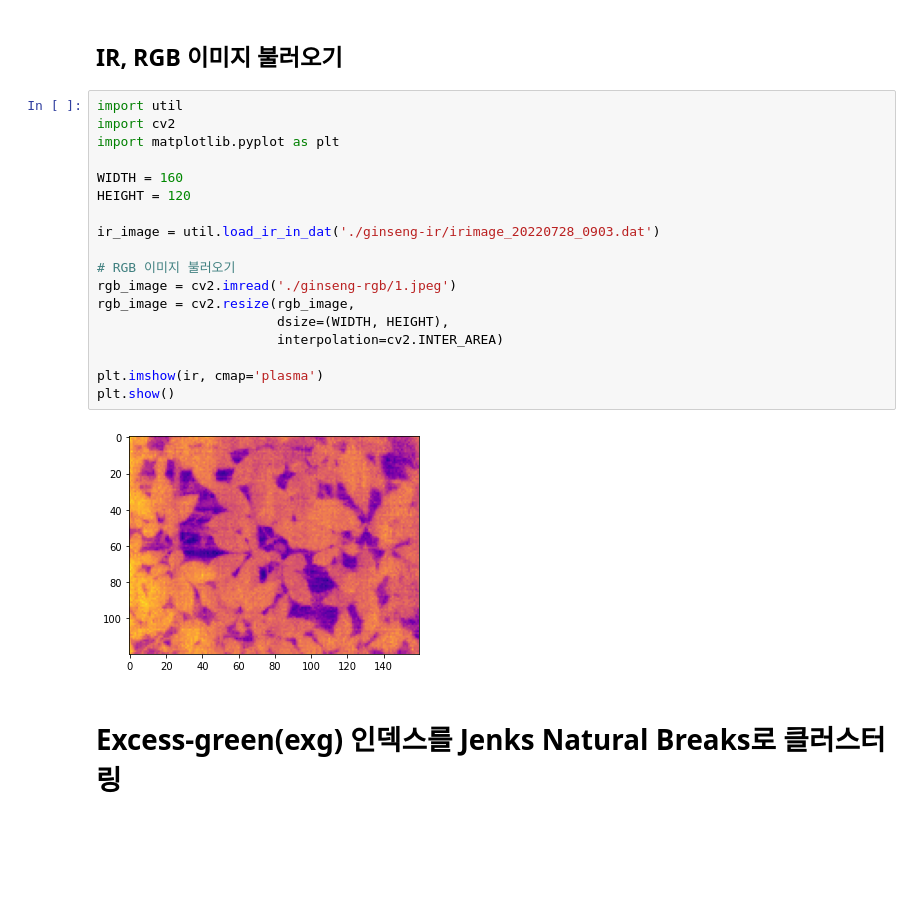
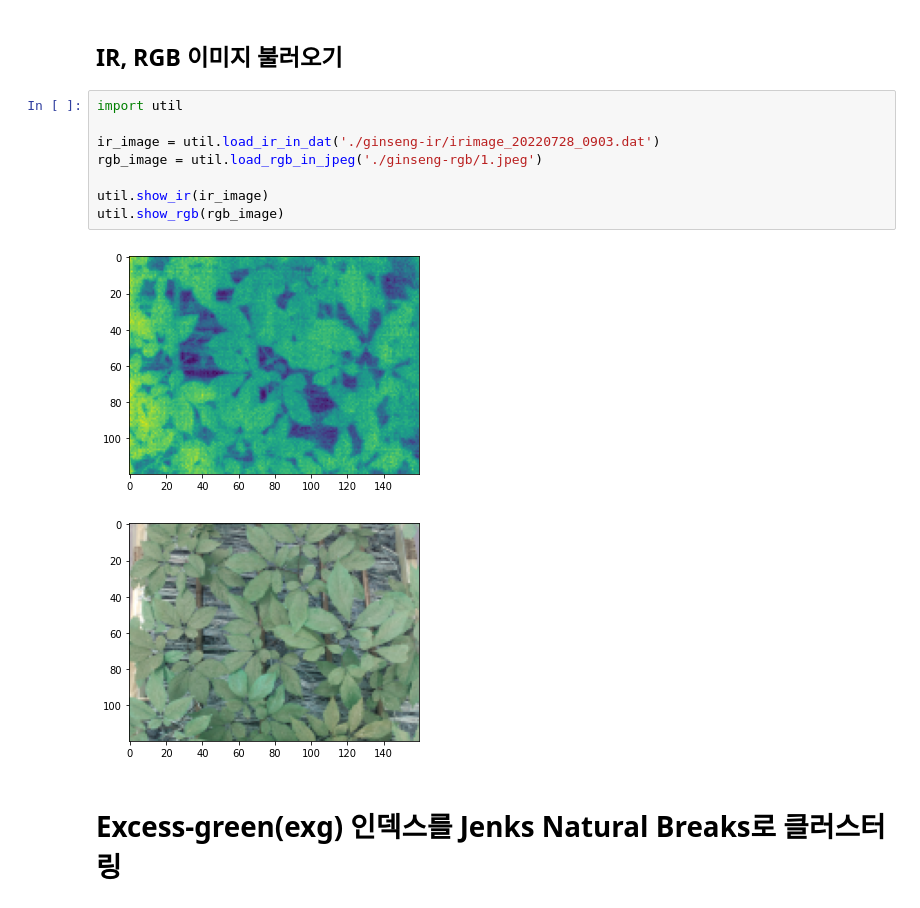
Before and after one commit to plming/infrared-leaf-segmentation, a Jupyter notebook: demo_ginseng.ipynb, the cells around one changed output. Saved outputs shown, nothing was run; the diff lists cells and outputs as text; blank space fills up the shorter version.

Commit message:
refactor demo_ginseng

```diff
--- a/demo_ginseng.ipynb
+++ b/demo_ginseng.ipynb
@@ -11,25 +11,16 @@ import matplotlib.pyplot as plt
 import jenkspy
 # %% [markdown]
 ## IR, RGB 이미지 불러오기
-# %%
-import util
-import cv2
-import matplotlib.pyplot as plt
-
-WIDTH = 160
-HEIGHT = 120
-
-ir_image = util.load_ir_in_dat('./ginseng-ir/irimage_20220728_0903.dat')
-
-# RGB 이미지 불러오기
-rgb_image = cv2.imread('./ginseng-rgb/1.jpeg')
-rgb_image = cv2.resize(rgb_image,
-                       dsize=(WIDTH, HEIGHT),
-                       interpolation=cv2.INTER_AREA)
-
-plt.imshow(ir, cmap='plasma')
-plt.show()
-# %% [output]
-[figure, removed]
+# %%
+import util
+
+ir_image = util.load_ir_in_dat('./ginseng-ir/irimage_20220728_0903.dat')
+rgb_image = util.load_rgb_in_jpeg('./ginseng-rgb/1.jpeg')
+
+util.show_ir(ir_image)
+util.show_rgb(rgb_image)
+# %% [output]
+[figure, added]
+[figure, added]
 # %% [markdown]
 # Excess-green(exg) 인덱스를 Jenks Natural Breaks로 클러스터링
```
Also changed, not shown: parts of 9 cells of this notebook, 1 other file.
